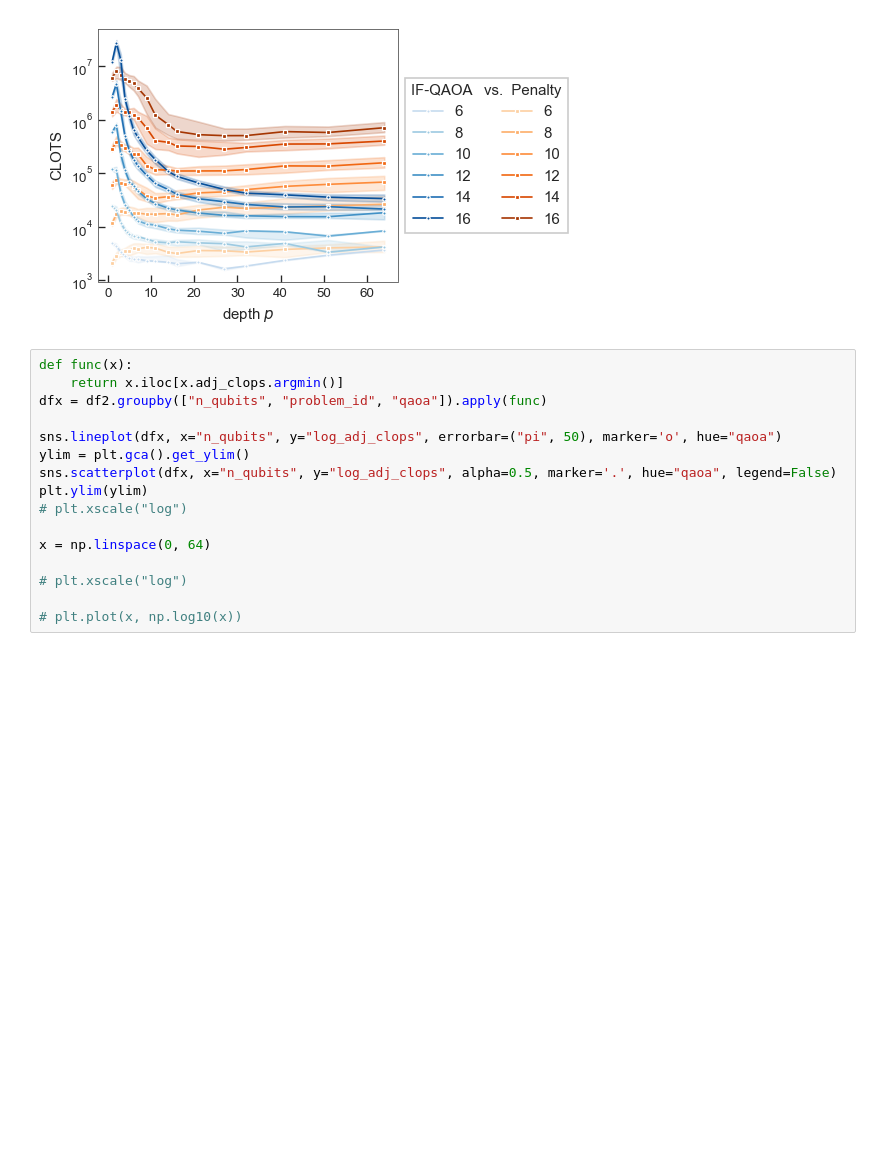
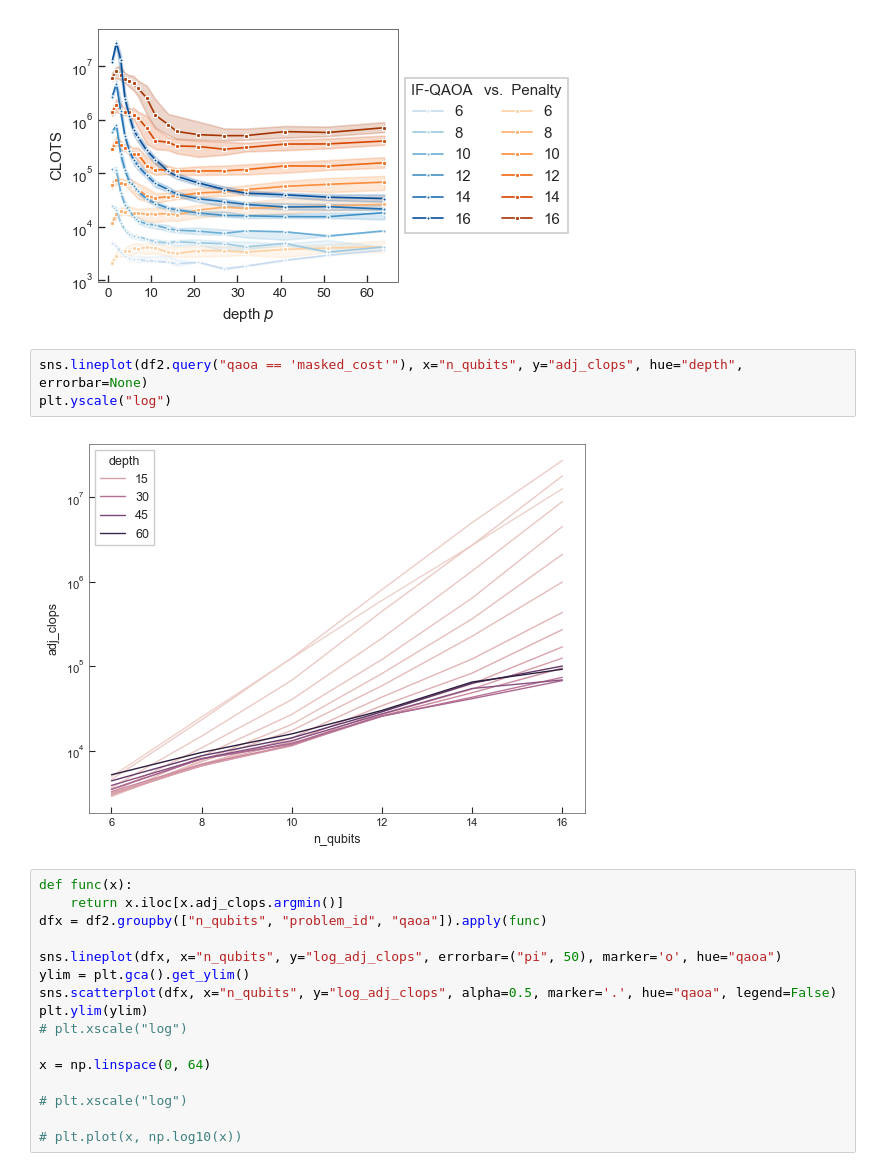
Before and after one commit to dbucher97/fast-qaoa-c, a Jupyter notebook: notebooks/eval/int_analysis.ipynb, the cells around one changed output. Saved outputs shown, nothing was run; the diff lists cells and outputs as text; blank space fills up the shorter version.

```diff
--- a/notebooks/eval/int_analysis.ipynb
+++ b/notebooks/eval/int_analysis.ipynb
@@ -306,6 +306,11 @@ ax.legend(x[6:] + x[:6], y, ncols=2, title="IF-QAOA   vs.  Penalty", loc="center
 plt.savefig("plots/int_clops.pdf", bbox_inches="tight", transparent=True)
 # %% [output]
 [figure]
+# %%
+sns.lineplot(df2.query("qaoa == 'masked_cost'"), x="n_qubits", y="adj_clops", hue="depth", errorbar=None)
+plt.yscale("log")
+# %% [output]
+[figure, added]
 # %%
 def func(x):
     return x.iloc[x.adj_clops.argmin()]
```
Also changed, not shown: parts of 2 cells of this notebook, 8 other files.
